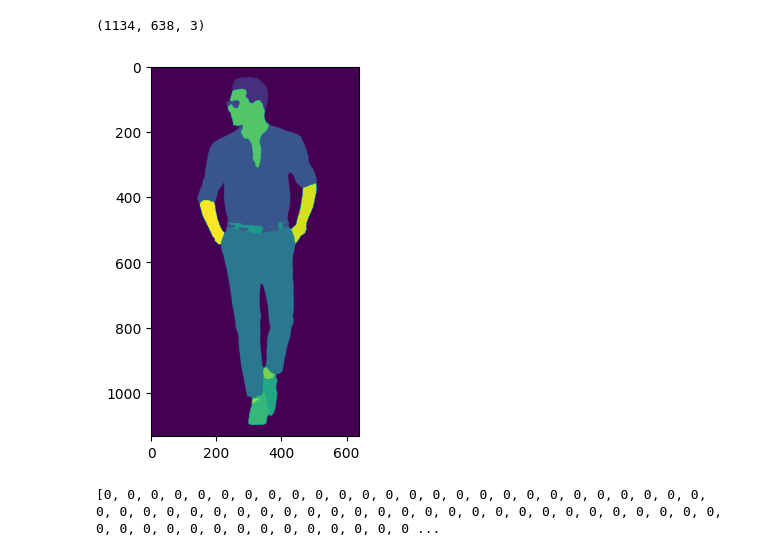
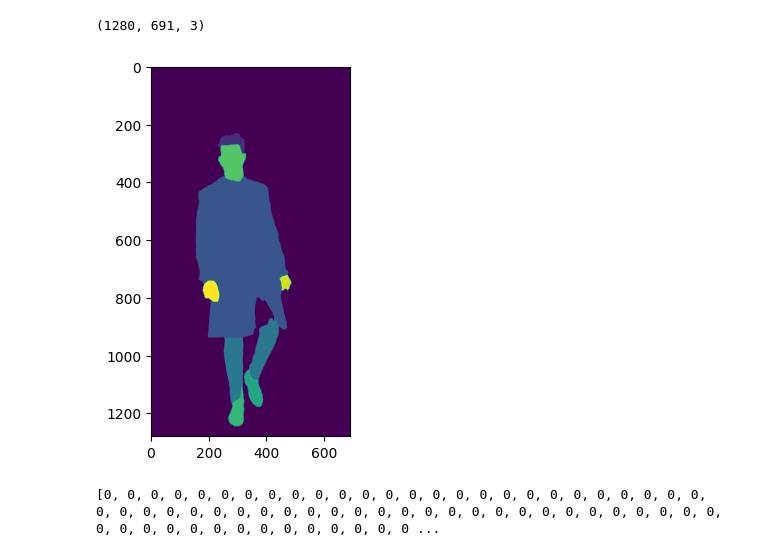
Before and after one commit to shashwat-01/image-processing, a Jupyter notebook: image_segmentation/image_segmentation.ipynb, the cells around one changed output. Cells and saved outputs as stored; diff of their text form; code cells hidden in the pictures.

```diff
--- a/image_segmentation/image_segmentation.ipynb
+++ b/image_segmentation/image_segmentation.ipynb
@@ -17,7 +17,7 @@ url = "https://d1pdzcnm6xgxlz.cloudfront.net/tops/8905074863310-18.jpg"
 
 #write function that reads the csv and then open the image from the disk
 
-image = Image.open("full_test.jpg")
+image = Image.open("kurta1.jpg")
 
 # encoding = feature_extractor(images=image, return_tensors="pt")
 # pixel_values = encoding["pixel_values"]
@@ -46,8 +46,8 @@ pred_seg = upsampled_logits.argmax(dim=1)[0]
 #write a function to create mask for different classes and then apply the mask to the image
 plt.imshow(pred_seg)
 
-pred_seg[pred_seg != 6] = 0
-pred_seg[pred_seg == 6] = 1
+pred_seg[pred_seg != 4] = 0
+pred_seg[pred_seg == 4] = 1
 
 
 
@@ -71,35 +71,35 @@ def write_image(image, path):
 
 
 resultant = apply_mask(image, pred_seg)
 # plt.imshow(resultant)
 
 
 #use opencv contour to crop the resultant image
 
 def crop_image(image):
 	#convert to grayscale
 	temp = image[:, :, ::-1].copy()
 	temp = temp.astype('uint8')
 	gray = cv2.cvtColor(temp, cv2.COLOR_BGR2GRAY)
 	#threshold the image
 	thresh = cv2.threshold(gray, 0, 255, cv2.THRESH_BINARY_INV + cv2.THRESH_OTSU)[1]
 	#find contours
 	contours = cv2.findContours(thresh, cv2.RETR_EXTERNAL, cv2.CHAIN_APPROX_SIMPLE)[0]
 	#find bounding box coordinates
 	contours = sorted(contours, key=lambda x: cv2.contourArea(x), reverse=True)
 	x,y,w,h = cv2.boundingRect(contours[0])
 	#crop image
 	crop = image[y:y+h, x:x+w]
 	return crop
 
 # resultant = crop_image(resultant)
 
 write_image(resultant, "foot_wear.png")
 
 # plt.imshow(resultant)
 # %% [output]
-(1134, 638, 3)
+(1280, 691, 3)
-[figure, old version]
+[figure, new version]
 # %%
 # %% [output]
 [0, 0, 0, 0, 0, 0, 0, 0, 0, 0, 0, 0, 0, 0, 0, 0, 0, 0, 0, 0, 0, 0, 0, 0, 0, 0, 0, 0, 0, 0, 0, 0, 0, 0, 0, 0, 0, 0, 0, 0, 0, 0, 0, 0, 0, 0, 0, 0, 0, 0, 0, 0, 0, 0, 0, 0, 0, 0, 0, 0, 0, 0, 0, 0, 0, 0, 0 ...
```
Also changed, not shown: 11 other files.
